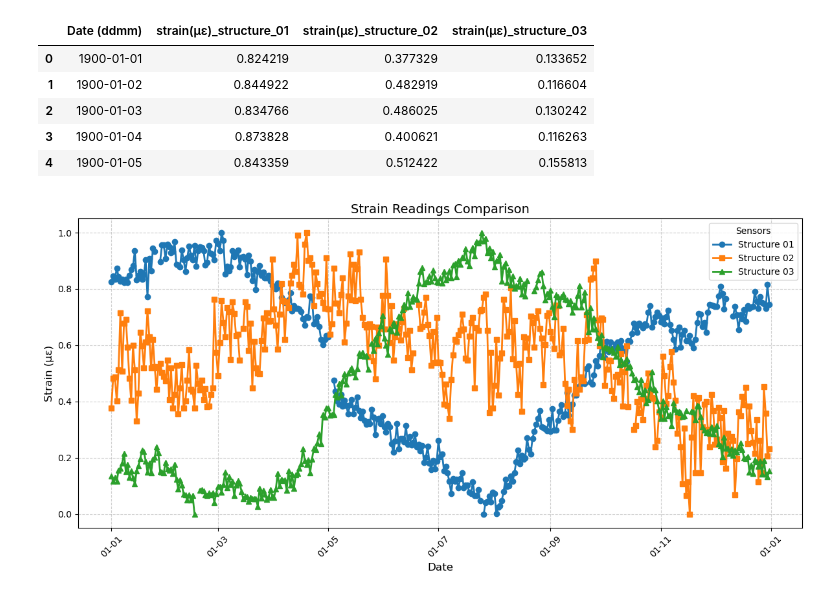
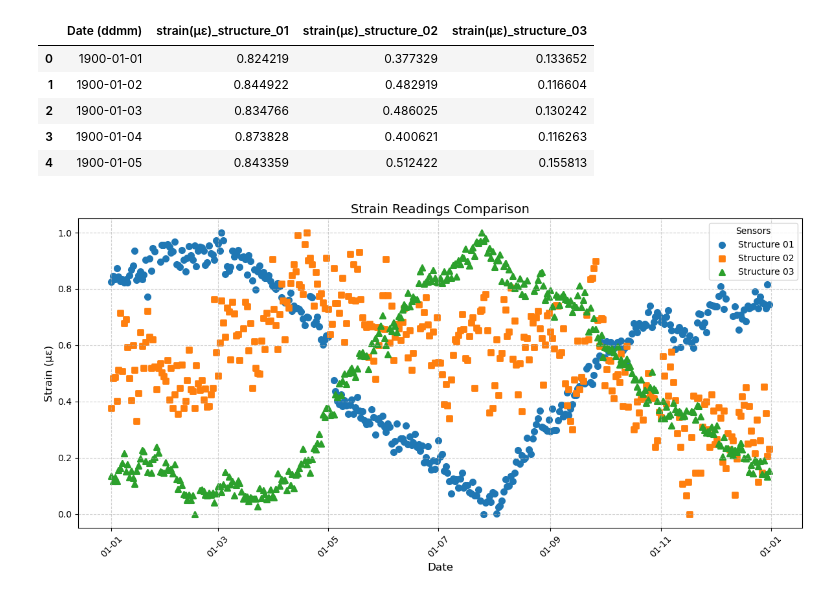
Before and after one commit to jcpeinado/SHMP_Bridge_Monitoring, a Jupyter notebook: notebooks/02_data_analysis.ipynb, the cells around one changed output. Saved outputs shown, nothing was run; the diff lists cells and outputs as text; code cells hidden in the pictures.

```diff
--- a/notebooks/02_data_analysis.ipynb
+++ b/notebooks/02_data_analysis.ipynb
@@ -195,7 +196,7 @@ df_norm = df_norm.sort_values('Date (ddmm)')
 plt.figure(figsize=(12, 6))
 
 # Plot the 3 strain readings
-plt.plot(
+plt.scatter(
     df_norm['Date (ddmm)'],
     df_norm['strain(με)_structure_01'],
     marker='o',
@@ -203,39 +204,39 @@ plt.plot(
     label='Structure 01'
 )
 
-plt.plot(
+plt.scatter(
     df_norm['Date (ddmm)'],
     df_norm['strain(με)_structure_02'],
     marker='s',
     linewidth=2,
     label='Structure 02'
 )
 
-plt.plot(
+plt.scatter(
     df_norm['Date (ddmm)'],
     df_norm['strain(με)_structure_03'],
     marker='^',
     linewidth=2,
     label='Structure 03'
 )
 
 # Titles and labels
 plt.title('Strain Readings Comparison', fontsize=14)
 plt.xlabel('Date', fontsize=12)
 plt.ylabel('Strain (µε)', fontsize=12)
 
 # Improve date formatting on x-axis
 plt.gca().xaxis.set_major_formatter(mdates.DateFormatter('%d-%m'))
 plt.gca().xaxis.set_major_locator(mdates.AutoDateLocator())
 
 # Formatting
 plt.legend(title='Sensors')
 plt.grid(True, linestyle='--', alpha=0.6)
 plt.xticks(rotation=45)
 plt.tight_layout()
 
 plt.show()
 # %% [output]
-[figure, old version]
+[figure, new version]
 # %%
 structures = [
```
Also changed, not shown: parts of 5 cells of this notebook, 2 other files.
